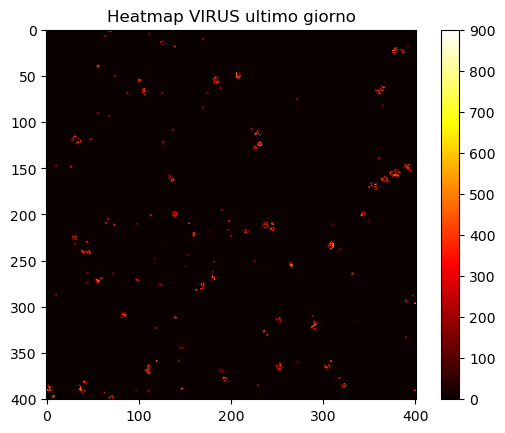
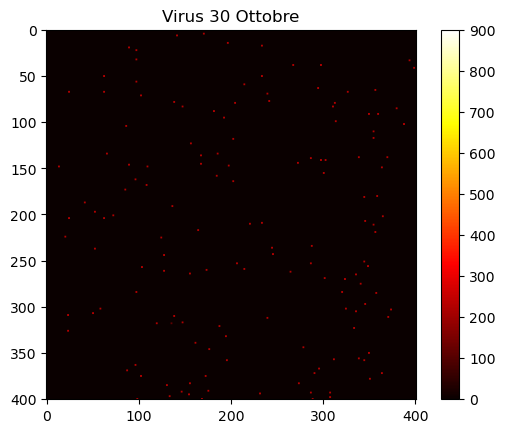
The change to this notebook cell's code, shown as a diff; its figure went from the first image to the second:
--- before
+++ after
@@ -8,5 +8,7 @@
 plt.imshow(VIRUS_LAYERS[-1], cmap='hot', vmin=0, vmax=900)
 plt.colorbar()
-plt.title('Heatmap VIRUS ultimo giorno')
+titolo = 'Virus 30 Ottobre'
+plt.title(titolo)
+plt.savefig(titolo)
 plt.show()
 

Commit: Beccaria disse che la tortura non conduce mai alla verità, eppure oggi mi pare che conduca alla mia vita